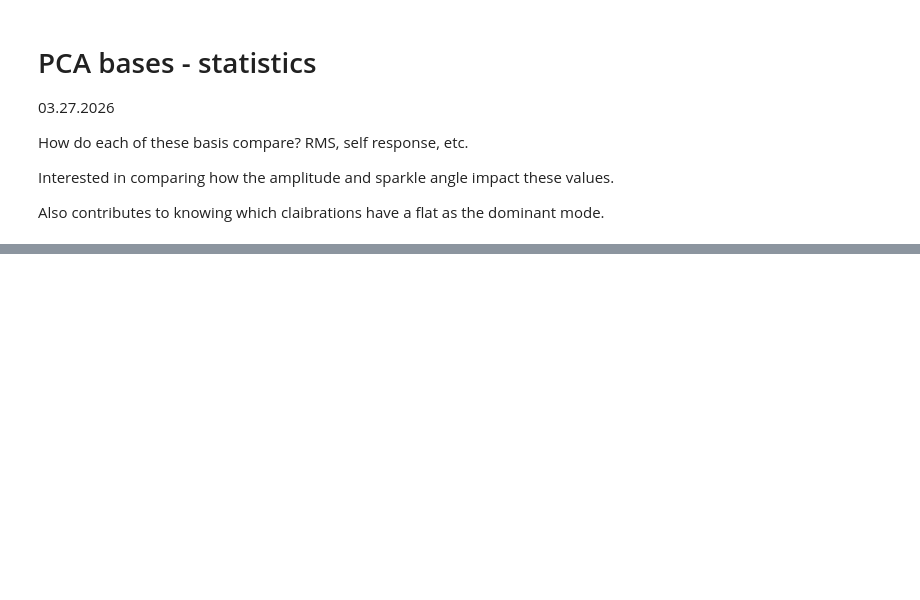
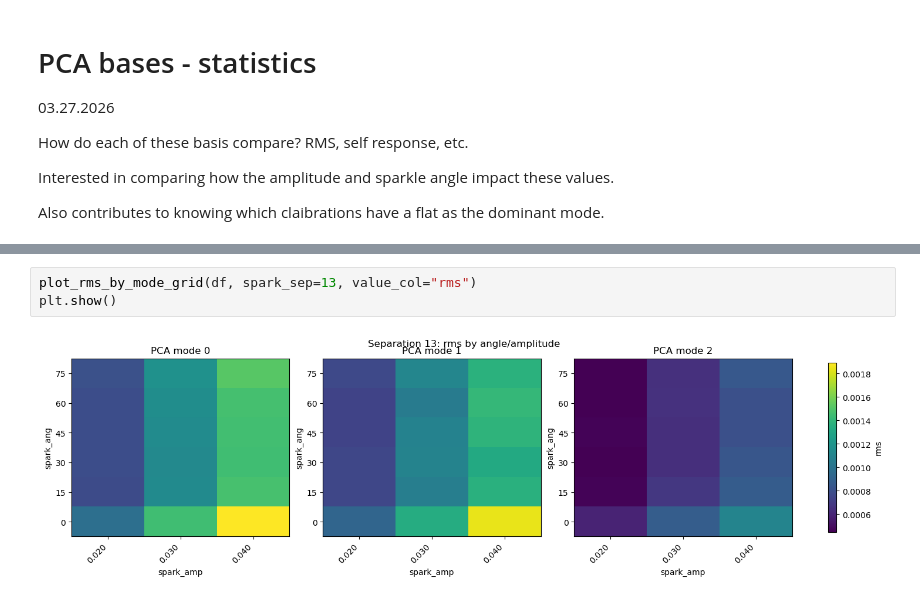
Before and after one commit to edenacadia/sparkles, a Jupyter notebook: dev/PCA_basis_stats.ipynb, the cells around one changed output, grey strips where cells are left out. Saved outputs shown, nothing was run; the diff lists cells and outputs as text; blank space fills up the shorter version.

```diff
--- a/dev/PCA_basis_stats.ipynb
+++ b/dev/PCA_basis_stats.ipynb
@@ -99,0 +87,5 @@ plt.show()
+# %%
+plot_rms_by_mode_grid(df, spark_sep=13, value_col="rms")
+plt.show()
+# %% [output]
+[figure, added]
```
Also changed, not shown: parts of 22 cells of this notebook, 1 other file.
